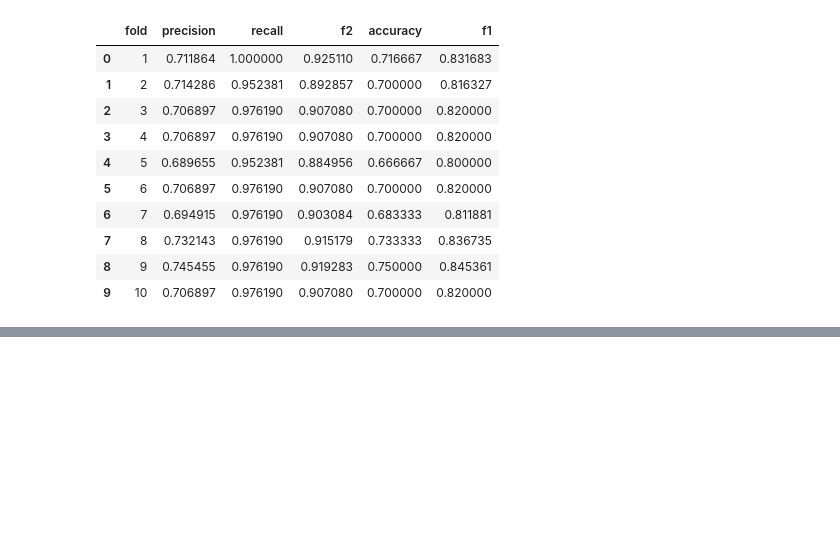
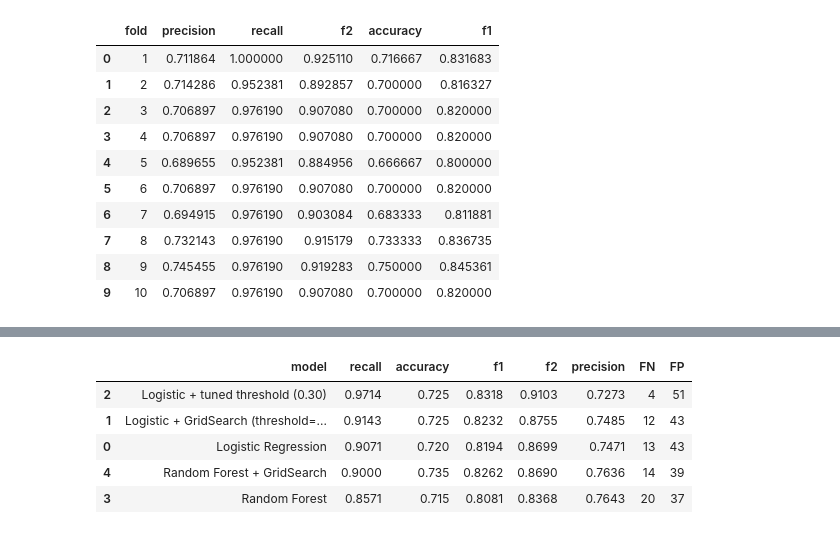
Before and after one commit to gracez-20/credit_risk_predictor, a Jupyter notebook: notebooks/2_modeling_pipeline.ipynb, the cells around one changed output, grey strips where cells are left out. Cells and saved outputs as stored; diff of their text form; code cells hidden in the pictures; blank space fills up the shorter version.

```diff
--- a/notebooks/2_modeling_pipeline.ipynb
+++ b/notebooks/2_modeling_pipeline.ipynb
@@ -678,0 +645,36 @@ display(df_results)
+# %%
+from sklearn.ensemble import RandomForestClassifier
+from sklearn.model_selection import GridSearchCV
+from sklearn.metrics import make_scorer, fbeta_score
+
+# 自定义 scorer，强调 recall（β=2 更关注 recall）
+f2_scorer = make_scorer(fbeta_score, beta=2)
+
+param_grid = {
+    'n_estimators': [100, 200],
+    'max_depth': [10, 15],
+    'min_samples_split': [2, 5],
+    'min_samples_leaf': [1, 2],
+    'max_features': ['sqrt']
+}
+
+rf = RandomForestClassifier(random_state=42)
+
+pipeline = Pipeline([
+    ('preprocess', preprocessor),
+    ('select', SelectKBest(score_func=f_classif, k=20)),
+    ('model', rf)
+])
+
+grid_search_rf = GridSearchCV(
+    estimator=pipeline,
+    param_grid={'model__' + k: v for k, v in param_grid.items()},
+    scoring=f2_scorer,
+    cv=10,
+    n_jobs=-1,
+    verbose=1
+)
+
+grid_search_rf.fit(X_train, y_train)
+print("Best Params:", grid_search_rf.best_params_)
+print("Best F2-score (CV):", grid_search_rf.best_score_)
@@ -678,0 +808,9 @@ display(df_results)
+# %%
+df_test_results.sort_values('f2', ascending=False)
+# %% [output]
+|  | model | recall | accuracy | f1 | f2 | precision | FN | FP |
+| 2 | Logistic + tuned threshold (0.30) | 0.9714 | 0.725 | 0.8318 | 0.9103 | 0.7273 | 4 | 51 |
+| 1 | Logistic + GridSearch (threshold=... | 0.9143 | 0.725 | 0.8232 | 0.8755 | 0.7485 | 12 | 43 |
+| 0 | Logistic Regression | 0.9071 | 0.720 | 0.8194 | 0.8699 | 0.7471 | 13 | 43 |
+| 4 | Random Forest + GridSearch | 0.9000 | 0.735 | 0.8262 | 0.8690 | 0.7636 | 14 | 39 |
+| 3 | Random Forest | 0.8571 | 0.715 | 0.8081 | 0.8368 | 0.7643 | 20 | 37 |
```
Also changed, not shown: parts of 14 cells of this notebook.
